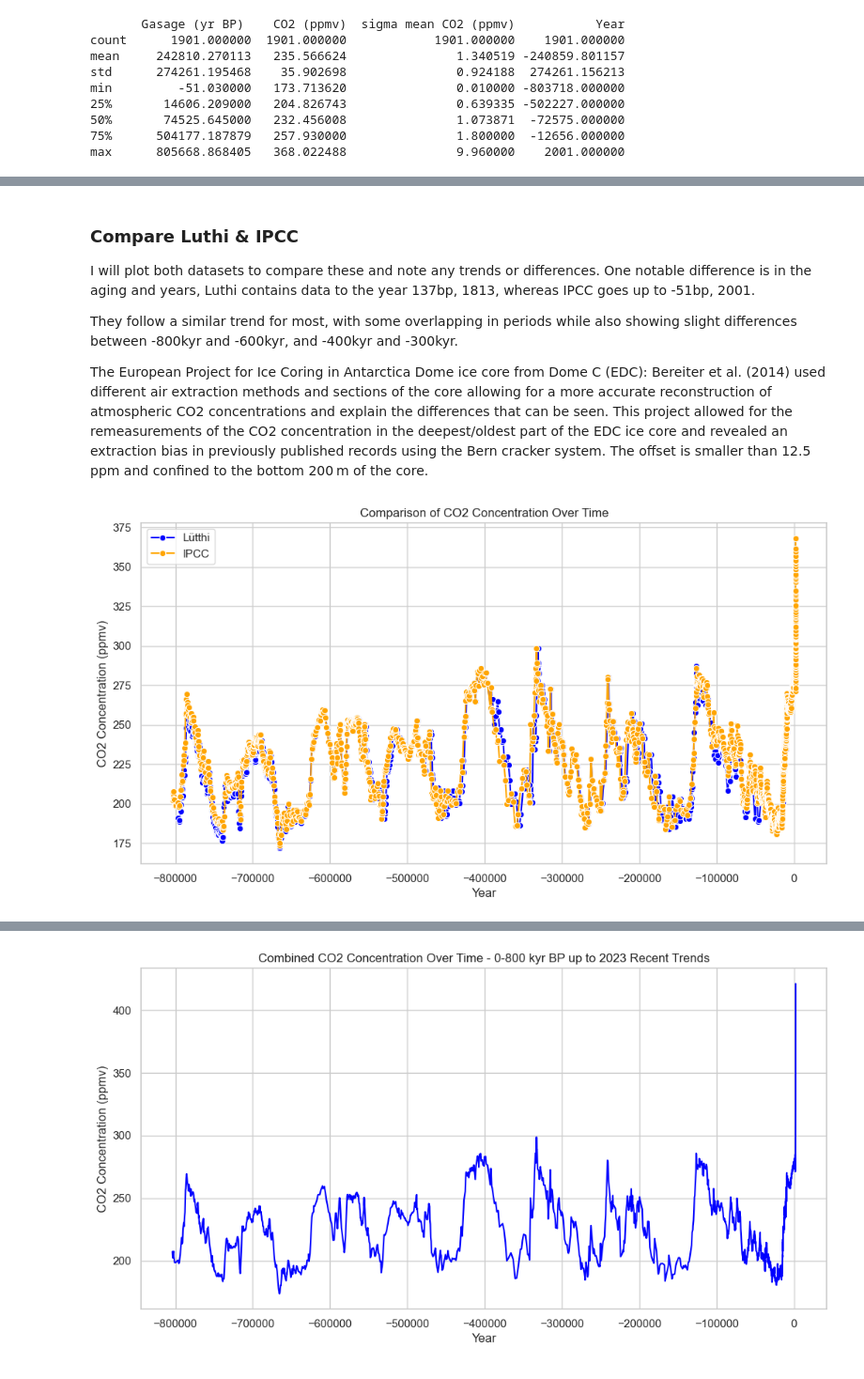
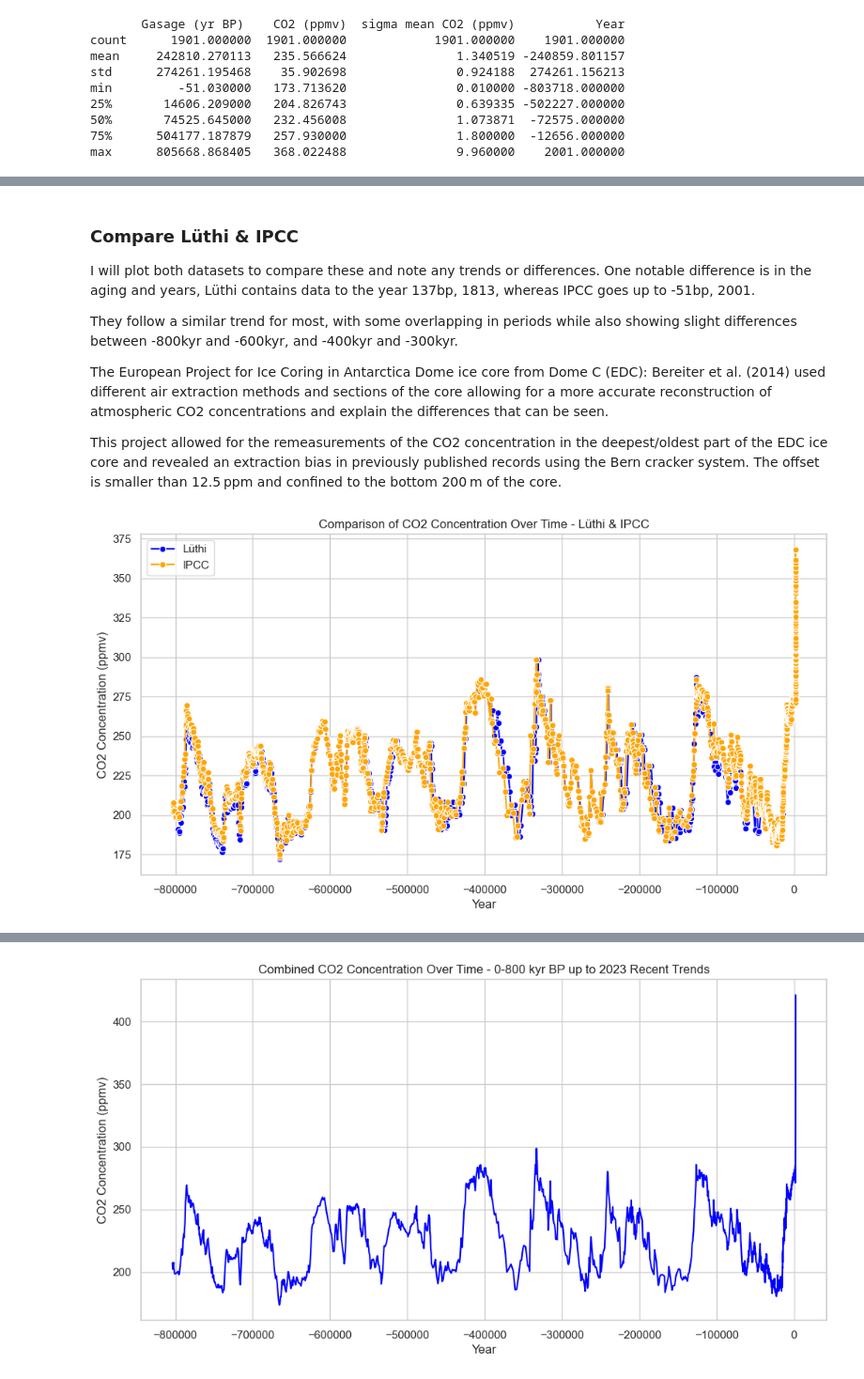
Before and after one commit to Sarahlouhast/Programming-for-Data-Analytics-Project-2, a Jupyter notebook: project.ipynb, the cells around one changed output, grey strips where cells are left out. Shown at 94% size. Cells and saved outputs as stored; diff of their text form; code cells hidden in the pictures.

```diff
--- a/project.ipynb
+++ b/project.ipynb
@@ -240,35 +209,37 @@ plt.show()
 # %% [markdown]
-### Compare Luthi & IPCC
+### Compare Lüthi & IPCC
 
-I will plot both datasets to compare these and note any trends or differences. One notable difference is in the aging and years, Luthi contains data to the year 137bp, 1813, whereas IPCC goes up to -51bp, 2001.
+I will plot both datasets to compare these and note any trends or differences. One notable difference is in the aging and years, Lüthi contains data to the year 137bp, 1813, whereas IPCC goes up to -51bp, 2001.
 
 They follow a similar trend for most, with some overlapping in periods while also showing slight differences between -800kyr and -600kyr, and -400kyr and -300kyr.
 
-The European Project for Ice Coring in Antarctica Dome ice core from Dome C (EDC): Bereiter et al. (2014) used different air extraction methods and sections of the core allowing for a more accurate reconstruction of atmospheric CO2 concentrations and explain the differences that can be seen. This project allowed for the remeasurements of the CO2 concentration in the deepest/oldest part of the EDC ice core and revealed an extraction bias in previously published records using the Bern cracker system. The offset is smaller than 12.5 ppm and confined to the bottom 200 m of the core.
+The European Project for Ice Coring in Antarctica Dome ice core from Dome C (EDC): Bereiter et al. (2014) used different air extraction methods and sections of the core allowing for a more accurate reconstruction of atmospheric CO2 concentrations and explain the differences that can be seen.
+
+This project allowed for the remeasurements of the CO2 concentration in the deepest/oldest part of the EDC ice core and revealed an extraction bias in previously published records using the Bern cracker system. The offset is smaller than 12.5 ppm and confined to the bottom 200 m of the core.
 # %%
-#Compare Luthi & IPCC
+#Compare Lüthi & IPCC
 # Set Seaborn style
 sns.set(style="whitegrid")
 
 # Create subplots
 fig, ax = plt.subplots(figsize=(12, 6))
 
-# Plot data from the first DataFrame (luthi)
-sns.lineplot(x='Year', y='CO2 (ppmv)', data=luthi, marker='o', color='blue', ci=None, label='Lütthi', ax=ax)
+# Plot data from the first DataFrame (Lüthi)
+sns.lineplot(x='Year', y='CO2 (ppmv)', data=luthi, marker='o', color='blue', ci=None, label='Lüthi', ax=ax)
 
 # Plot data from the second DataFrame (ipcc)
 sns.lineplot(x='Year', y='CO2 (ppmv)', data=ipcc, marker='o', color='orange', ci=None, label='IPCC', ax=ax)
 
 # Reverse the x-axis if needed
 #plt.gca().invert_xaxis()
 
 # Adding labels and title
 plt.xlabel('Year')
 plt.ylabel('CO2 Concentration (ppmv)')
-plt.title('Comparison of CO2 Concentration Over Time')
+plt.title('Comparison of CO2 Concentration Over Time - Lüthi & IPCC')
 plt.legend()
 plt.grid(True)
 plt.show()
 # %% [output]
-[figure, old version]
+[figure, new version]
 # %% [markdown]
```
Also changed, not shown: parts of 62 cells of this notebook, 18 other files.
